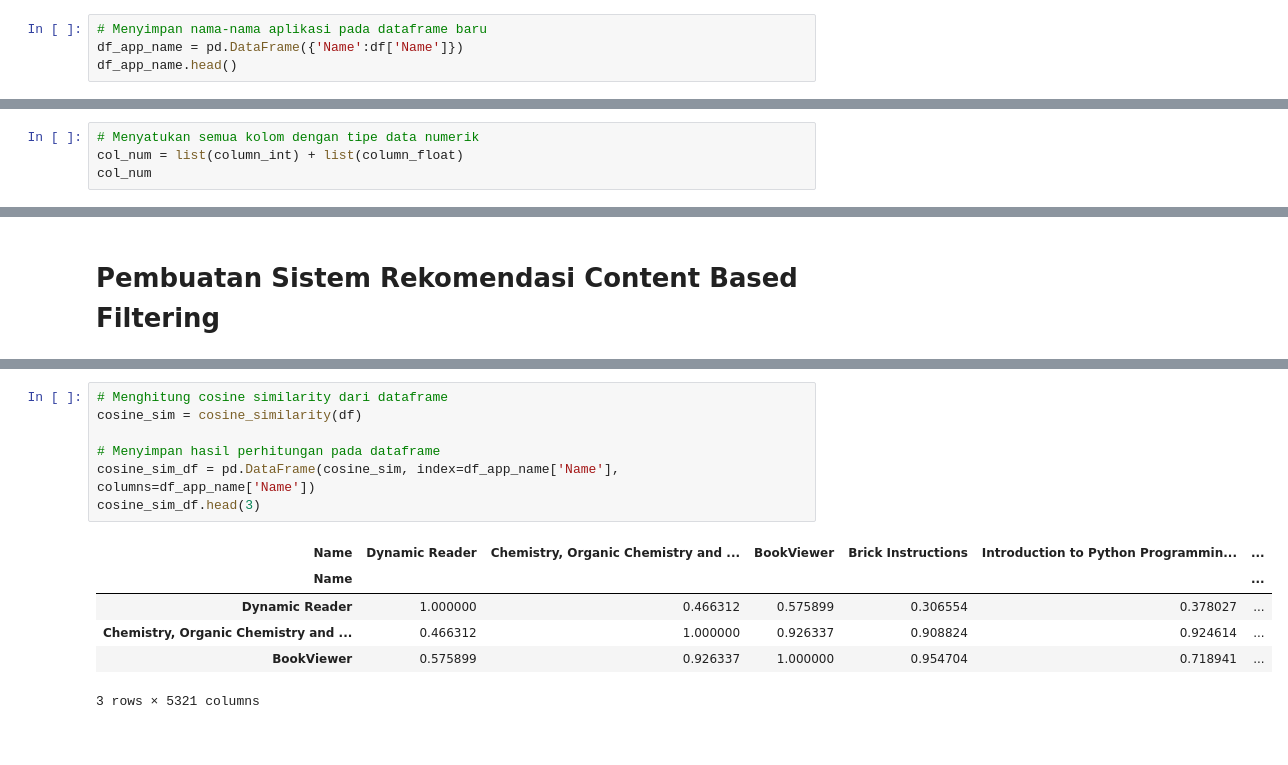
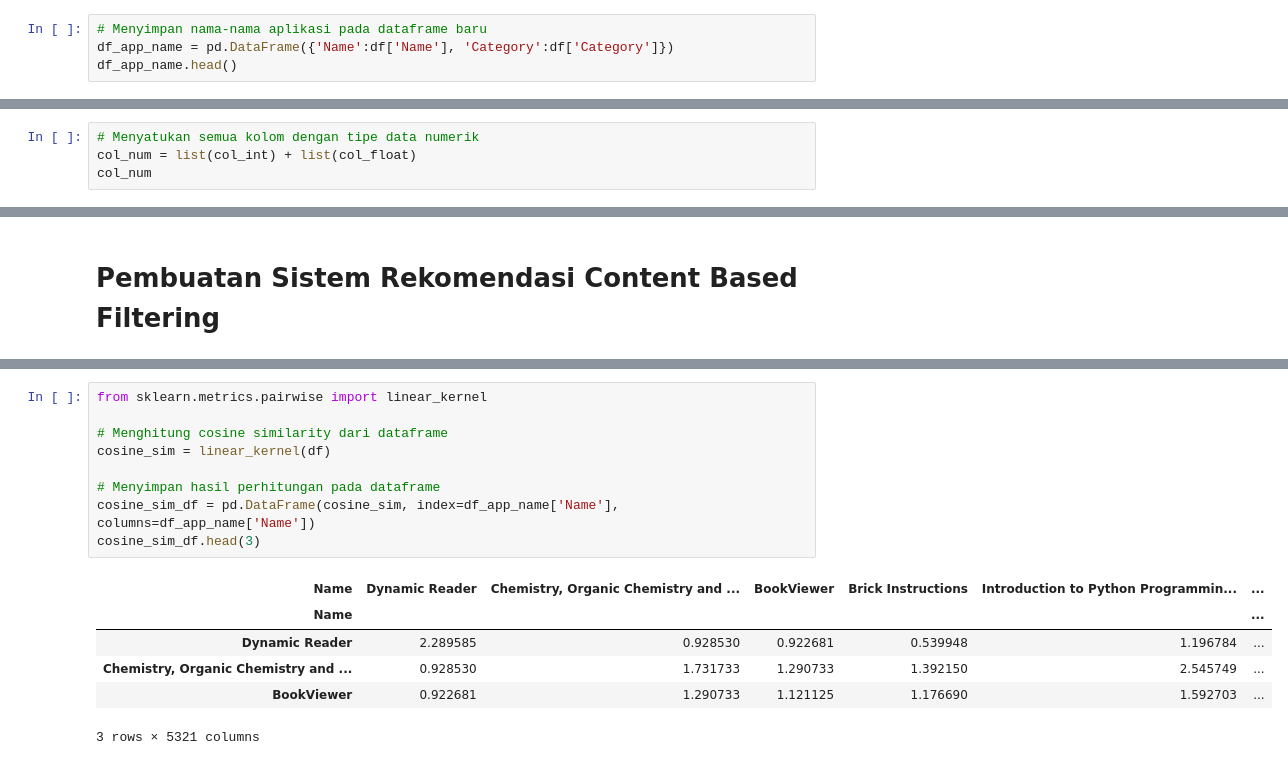
Before and after one commit to TutiAmalia/Klasifikasi-Gambar-, a Jupyter notebook: RecommendationSystem.ipynb, the cells around one changed output, grey strips where cells are left out. Drawn from its saved outputs; the diff is of its cells as text.

```diff
--- a/RecommendationSystem.ipynb
+++ b/RecommendationSystem.ipynb
@@ -280,6 +280,6 @@ df.head()
 | 4 | Introduction to Python Programmin... | 2.0 | 634 | Books | 0.0 |
 # %%
 # Menyimpan nama-nama aplikasi pada dataframe baru
-df_app_name = pd.DataFrame({'Name':df['Name']})
+df_app_name = pd.DataFrame({'Name':df['Name'], 'Category':df['Category']})
 df_app_name.head()
 # %% [output]
@@ -355,7 +355,7 @@ col_float
 Index(['Rating', 'Price'], dtype='object')
 # %%
 # Menyatukan semua kolom dengan tipe data numerik
-col_num = list(column_int) + list(column_float)
+col_num = list(col_int) + list(col_float)
 col_num
 # %% [output]
 ['No of people Rated', 'Rating', 'Price']
@@ -446,14 +440,16 @@ Apabila pengguna menyukai aplikasi Backwards Compatible Games Guide
 # %%
+from sklearn.metrics.pairwise import linear_kernel
+
 # Menghitung cosine similarity dari dataframe
-cosine_sim = cosine_similarity(df)
+cosine_sim = linear_kernel(df)
 
 # Menyimpan hasil perhitungan pada dataframe
 cosine_sim_df = pd.DataFrame(cosine_sim, index=df_app_name['Name'], columns=df_app_name['Name'])
 cosine_sim_df.head(3)
 # %% [output]
 | Name | Dynamic Reader | Chemistry, Organic Chemistry and ... | BookViewer | Brick Instructions | Introduction to Python Programmin... | ... |
 | Name |  |  |  |  |  | ... |
-| Dynamic Reader | 1.000000 | 0.466312 | 0.575899 | 0.306554 | 0.378027 | ... |
-| Chemistry, Organic Chemistry and ... | 0.466312 | 1.000000 | 0.926337 | 0.908824 | 0.924614 | ... |
-| BookViewer | 0.575899 | 0.926337 | 1.000000 | 0.954704 | 0.718941 | ... |
+| Dynamic Reader | 2.289585 | 0.928530 | 0.922681 | 0.539948 | 1.196784 | ... |
+| Chemistry, Organic Chemistry and ... | 0.928530 | 1.731733 | 1.290733 | 1.392150 | 2.545749 | ... |
+| BookViewer | 0.922681 | 1.290733 | 1.121125 | 1.176690 | 1.592703 | ... |
 3 rows × 5321 columns
```
Also changed, not shown: parts of 15 cells of this notebook.
